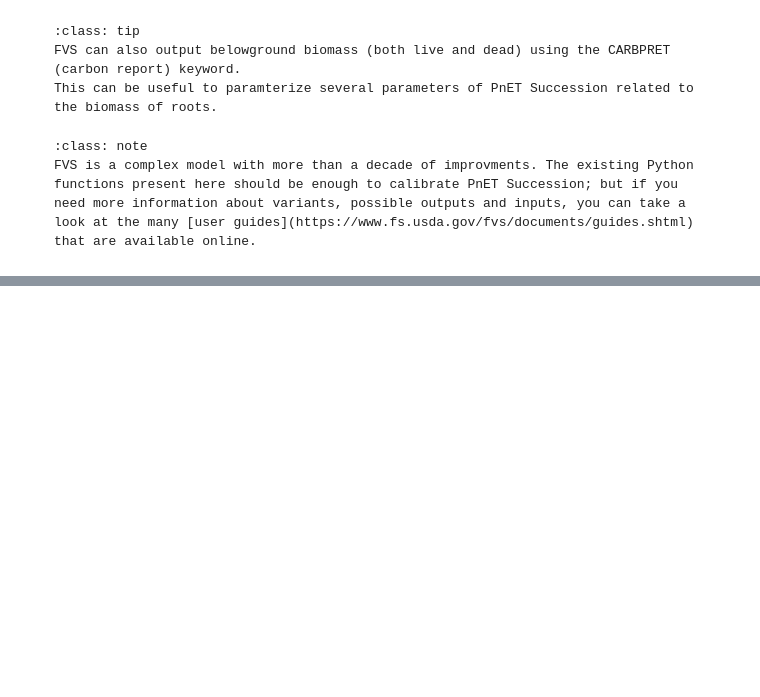
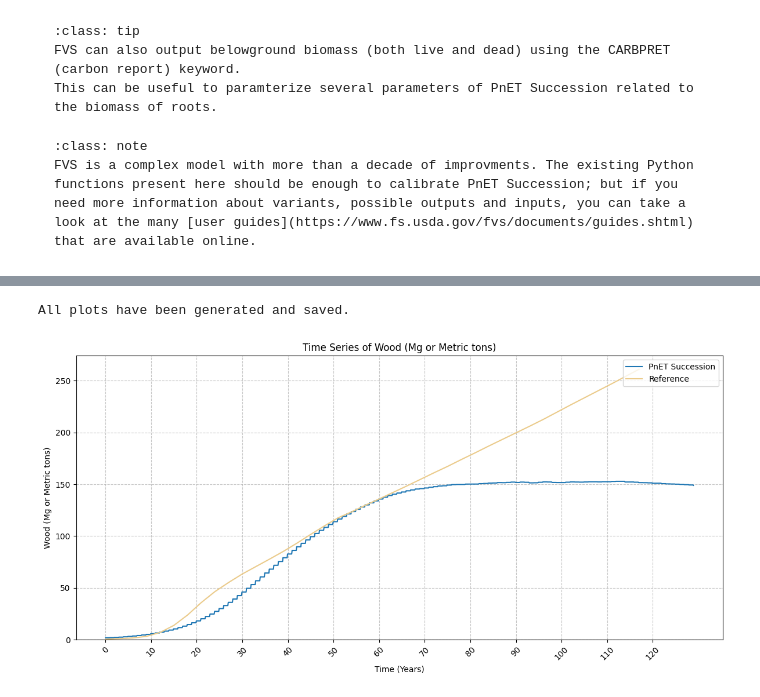
Before and after one commit to Klemet/Calibration_PnET_DIVERSE, a Jupyter notebook: docs/_sources/StartingCalibrationTest/5.Obtaining_Growth_data_from_FVS.ipynb, the cells around one changed output, grey strips where cells are left out. Drawn from its saved outputs; the diff is of its cells as text; code cells hidden in the pictures; blank space fills up the shorter version.

```diff
--- a/docs/_sources/StartingCalibrationTest/5.Obtaining_Growth_data_from_FVS.ipynb
+++ b/docs/_sources/StartingCalibrationTest/5.Obtaining_Growth_data_from_FVS.ipynb
@@ -99,0 +289,16 @@ FVS is a complex model with more than a decade of improvments. The existing Pyth
+# %%
+# Running FVS simulation with Abies balsamea
+balsamFir_HighSiteIndex = FVS_on_simulationOnSingleEmptyStand(Latitude = 42.73361, # Capital of michigan, to approximate where the parameters of this PnET sample scenario were made
+                                    Longitude = -84.55556, # Capital of michigan, to approximate where the parameters of this PnET sample scenario were made
+                                    Slope = 0, # We want ideal/neutral conditions, so no slope
+                                    Elevation = 0, # We want ideal/neutral conditions, so no elevation
+                                    treeSpeciesCode = "BF", # Balsam fir, Abies balsamea. All codes are available at https://github.com/USDAForestService/ForestVegetationSimulator/blob/5c29887e4168fd8182c1b2bad762f900b7d7e90c/canada/on/grinit.f#L43
+                                    numberOfTrees = 2471, # To replicate stocking density from  https://cdnsciencepub.com/doi/10.1139/cjfr-2024-0085, supp. mat. A
+                                    siteIndex = 70, # High site index for the Balsam fir. See https://www.fs.usda.gov/nrs/pubs/gtr/gtr_nc128.pdf
+                                    variant = "FVSon",
+                                    timestep = 3,
+                                    numberOfTimesteps = 40,
+                                    folderForFiles = "/calibrationFolder/FVS_SingleEmptyStandRun",
+                                    clearFiles = True)
+
+print(balsamFir_HighSiteIndex)
@@ -99,0 +312,19 @@ FVS is a complex model with more than a decade of improvments. The existing Pyth
+# %%
+# Ploting the outputs from PnET and FVS together
+# We re-format the time entries of the FVS dictionnary so that years are expressed in absoluted (from 0 to 120)
+initialKeys = list(balsamFir_HighSiteIndex.keys())
+# print(initialKeys)
+if initialKeys[0] != 0:
+    for key in initialKeys:
+        balsamFir_HighSiteIndex[key - 2023] = balsamFir_HighSiteIndex[key]
+        del balsamFir_HighSiteIndex[key]
+
+plot_TimeSeries_CSV_PnETSitesOutputs(list(result_sitesCSV.values())[0],
+                                     referenceDict = {"Wood(gDW)":{"Time":list(balsamFir_HighSiteIndex.keys()), "Values":list(balsamFir_HighSiteIndex.values())}},
+                                     columnToPlotSelector = ["Wood(gDW)"],
+                                     trueTime = False,
+                                     realBiomass = True,
+                                     cellLength = int(PnETGitHub_OneCellSim["scenario.txt"]["CellLength"]))
+# %% [output]
+All plots have been generated and saved.
+[figure, added]
```
Also changed, not shown: parts of 11 cells of this notebook, 35 other files.
